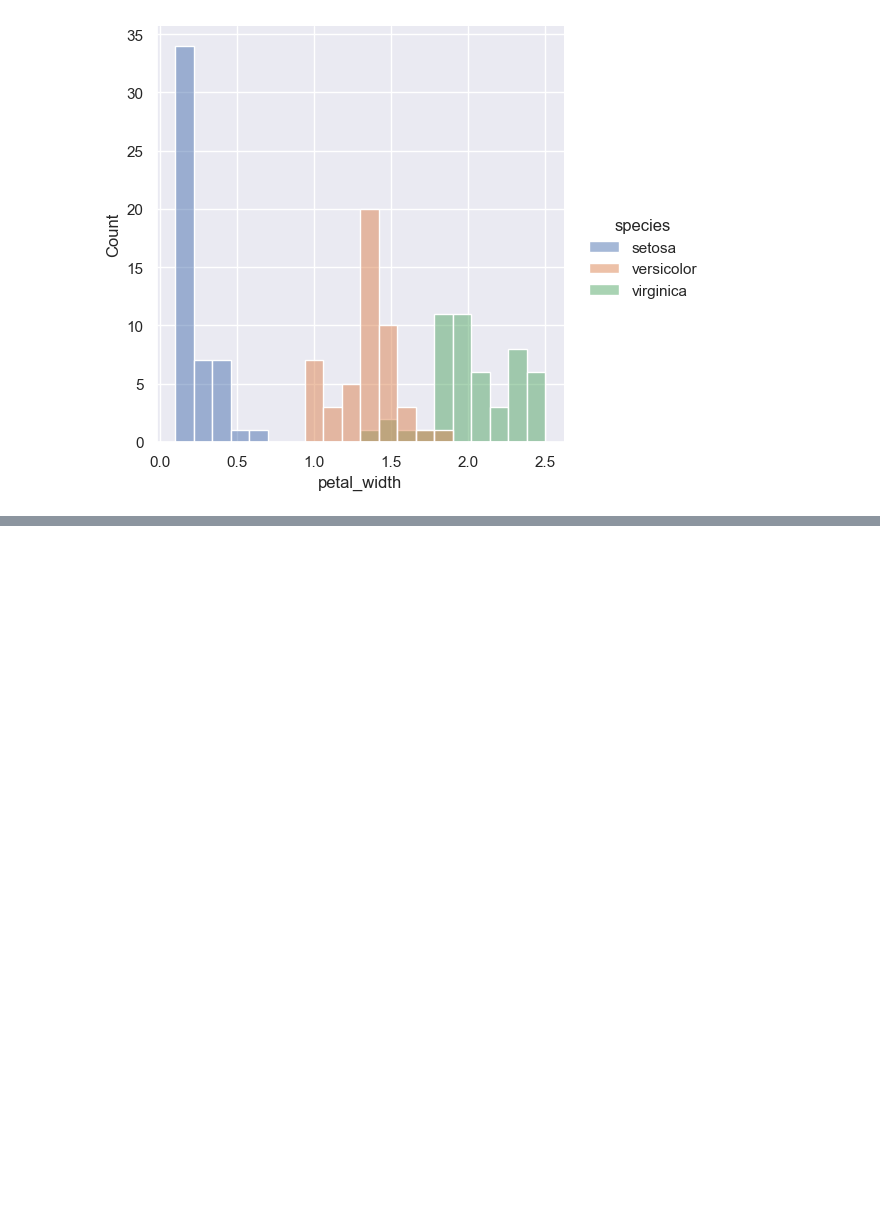
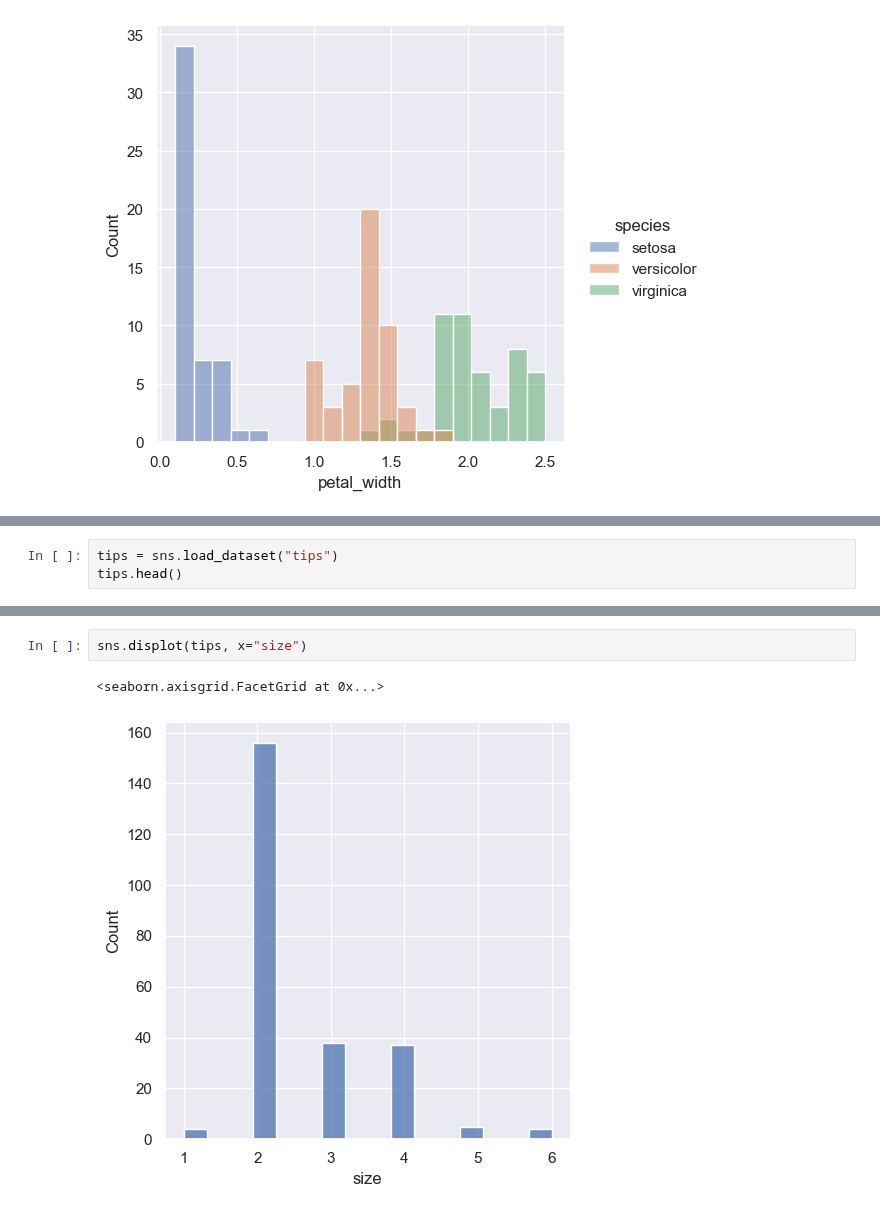
Before and after one commit to wu4fmp6/machine_learning, a Jupyter notebook: lesson_4.ipynb, the cells around one changed output, grey strips where cells are left out. Cells and saved outputs as stored; diff of their text form; blank space fills up the shorter version.

```diff
--- a/lesson_4.ipynb
+++ b/lesson_4.ipynb
@@ -53,0 +68,3 @@ sns.displot(iris, x="petal_width", bins=20, hue='species')
+# %%
+tips = sns.load_dataset("tips")
+tips.head()
@@ -53,0 +78,5 @@ sns.displot(iris, x="petal_width", bins=20, hue='species')
+# %%
+sns.displot(tips, x="size")
+# %% [output]
+<seaborn.axisgrid.FacetGrid at 0x...>
+[figure, added]
```
Also changed, not shown: parts of 2 cells of this notebook.
